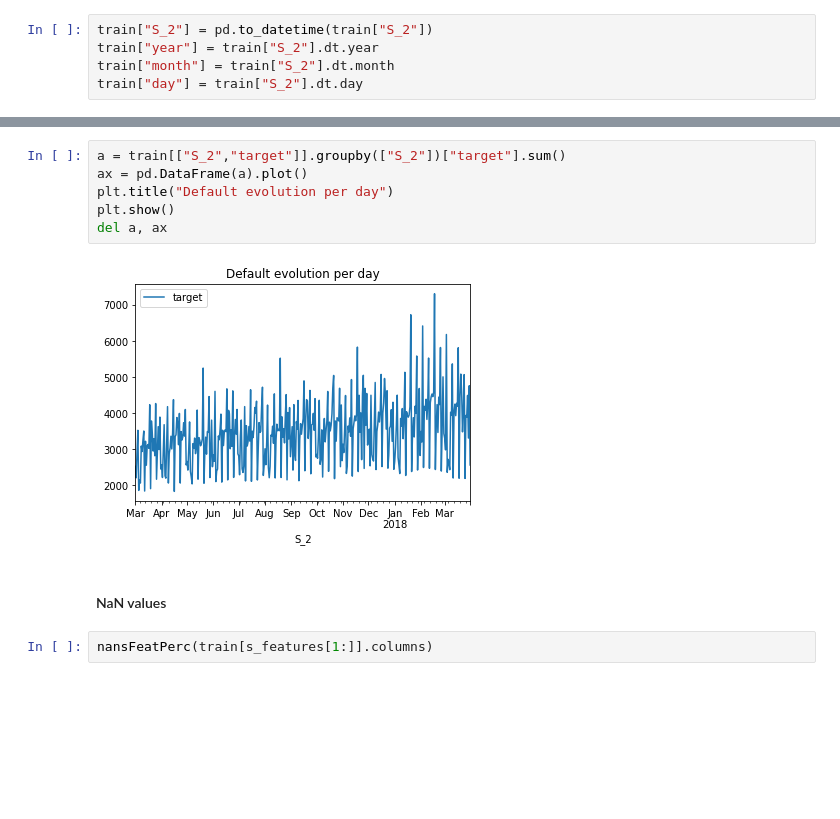
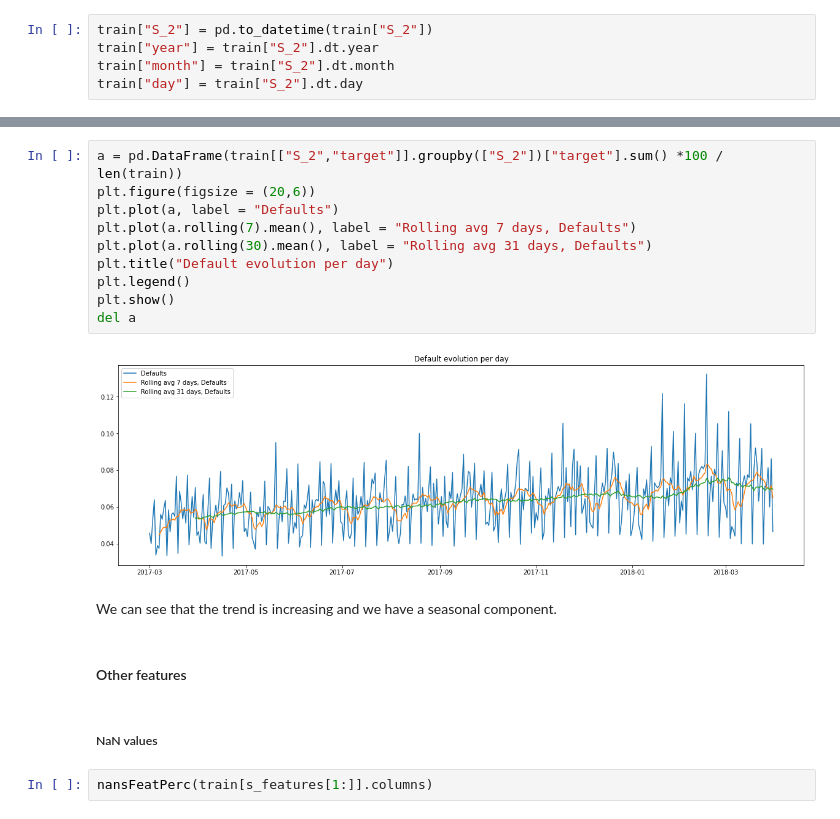
Before and after one commit to bereamanuel/AMEX-default-prediction, a Jupyter notebook: amex-eda.ipynb, the cells around one changed output, grey strips where cells are left out. Cells and saved outputs as stored; diff of their text form; blank space fills up the shorter version.

```diff
--- a/amex-eda.ipynb
+++ b/amex-eda.ipynb
@@ -290,13 +262,21 @@ train[["year","month","target"]].groupby(["year","month"]).sum()/len(train[train
 # %%
-a = train[["S_2","target"]].groupby(["S_2"])["target"].sum()
-ax = pd.DataFrame(a).plot()
+a = pd.DataFrame(train[["S_2","target"]].groupby(["S_2"])["target"].sum() *100 / len(train))
+plt.figure(figsize = (20,6))
+plt.plot(a, label = "Defaults")
+plt.plot(a.rolling(7).mean(), label = "Rolling avg 7 days, Defaults")
+plt.plot(a.rolling(30).mean(), label = "Rolling avg 31 days, Defaults")
 plt.title("Default evolution per day")
+plt.legend()
 plt.show()
-del a, ax
+del a
 # %% [output]
-[figure, old version]
+[figure, new version]
+# %% [markdown]
+We can see that the trend is increasing and we have a seasonal component.
+# %% [markdown]
+#### Other features
 # %% [markdown]
-#### NaN values
+##### NaN values
 # %%
 nansFeatPerc(train[s_features[1:]].columns)
 # %% [output]
```
Also changed, not shown: parts of 21 cells of this notebook.
